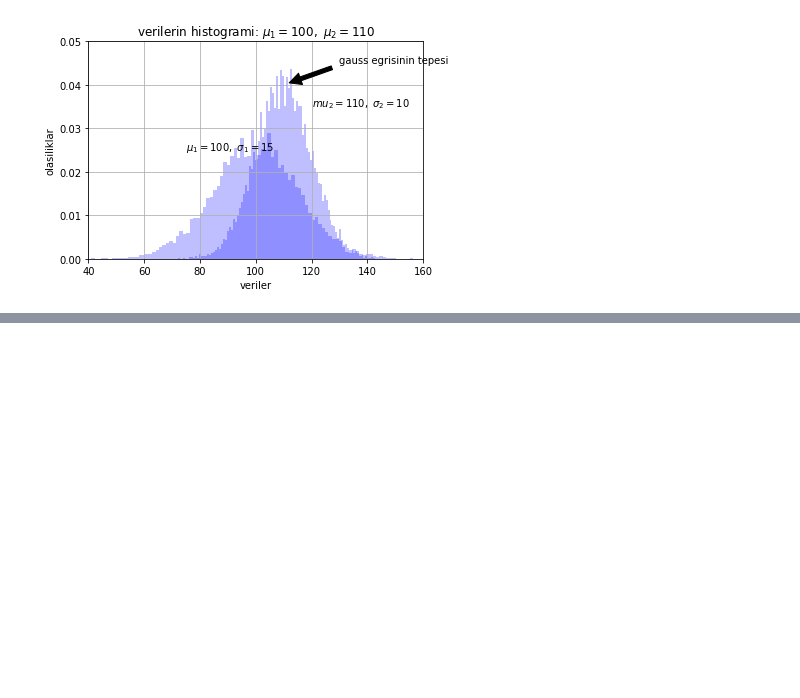
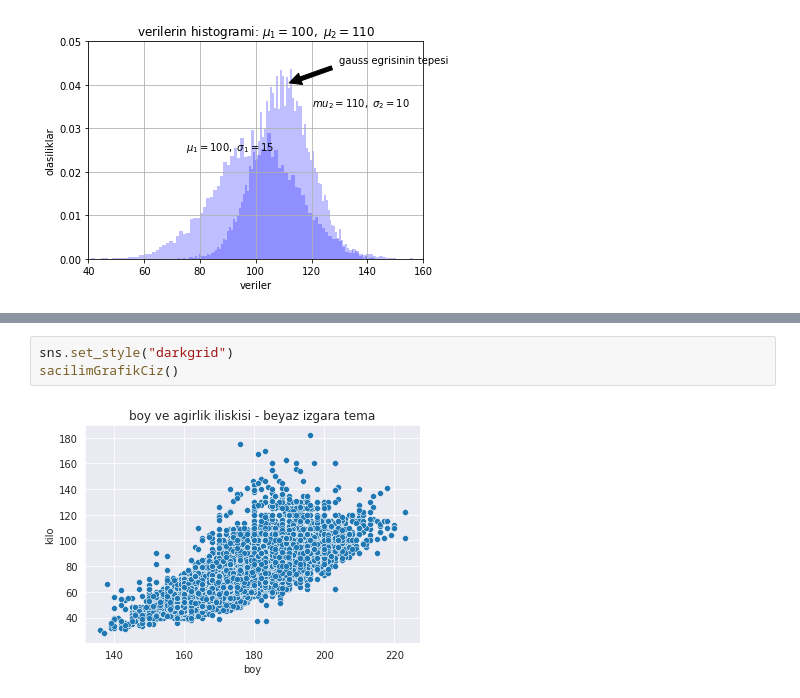
Before and after one commit to mertdot/athlete-events-1896-2016-data-discovery-with-seaborn, a Jupyter notebook: python-ile-veri-gorsellestirme-5-2-120-yillik-olimpiyat-tarihi-veri-seti.ipynb, the cells around one changed output, grey strips where cells are left out. Drawn from its saved outputs; the diff is of its cells as text; blank space fills up the shorter version.

```diff
--- a/python-ile-veri-gorsellestirme-5-2-120-yillik-olimpiyat-tarihi-veri-seti.ipynb
+++ b/python-ile-veri-gorsellestirme-5-2-120-yillik-olimpiyat-tarihi-veri-seti.ipynb
@@ -115,0 +181,5 @@ plt.show()
+# %%
+sns.set_style("darkgrid")
+sacilimGrafikCiz()
+# %% [output]
+[figure, added]
```
Also changed, not shown: parts of 13 cells of this notebook.
